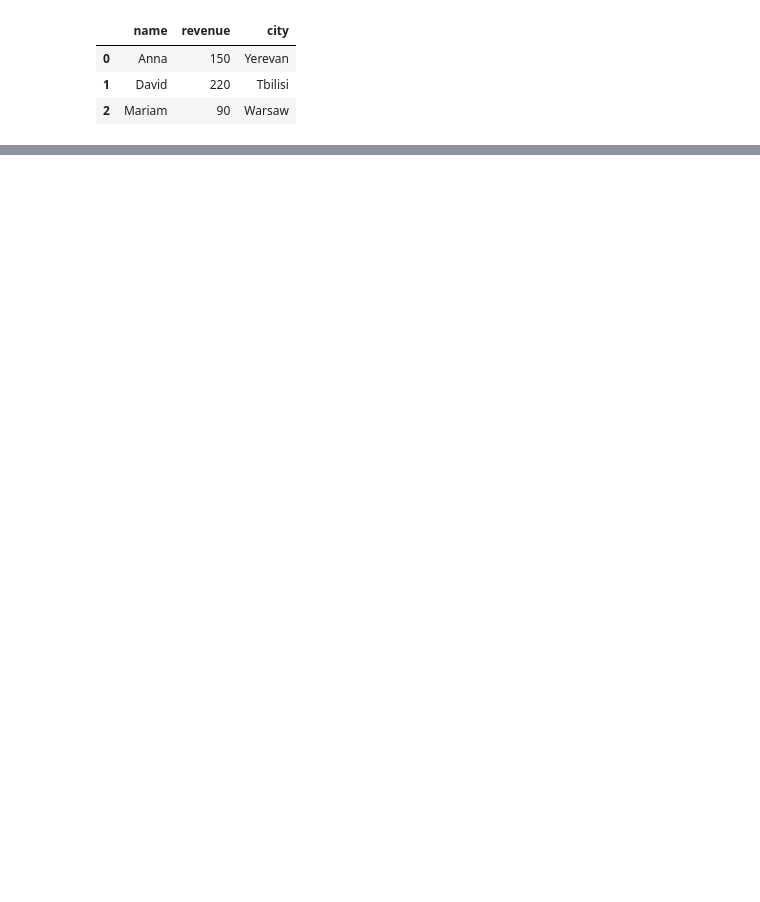
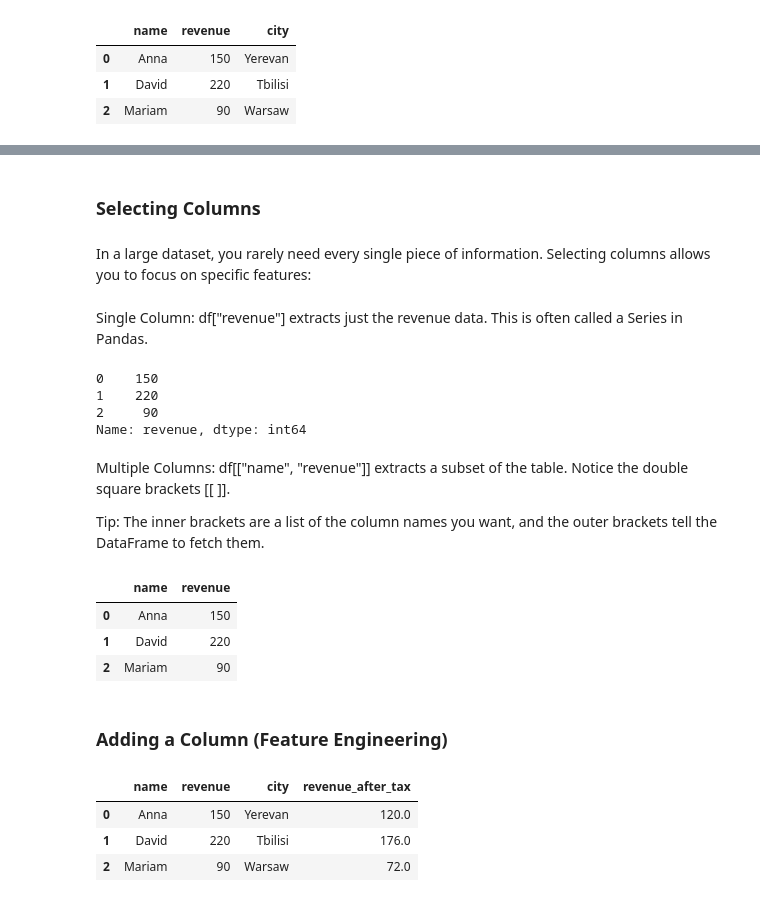
Before and after one commit to Talinshv/data_analytics_with_python, a Jupyter notebook: notebooks/03_python_basic_syntax.ipynb, the cells around one changed output, grey strips where cells are left out. Cells and saved outputs as stored; diff of their text form; code cells hidden in the pictures; blank space fills up the shorter version.

```diff
--- a/notebooks/03_python_basic_syntax.ipynb
+++ b/notebooks/03_python_basic_syntax.ipynb
@@ -405,0 +464,35 @@ df
+# %% [markdown]
+### Selecting Columns
+# %% [markdown]
+In a large dataset, you rarely need every single piece of information. Selecting columns allows you to focus on specific features:
+# %% [markdown]
+Single Column: df["revenue"] extracts just the revenue data. This is often called a Series in Pandas.
+# %%
+df["revenue"]
+# %% [output]
+0    150
+1    220
+2     90
+Name: revenue, dtype: int64
+# %% [markdown]
+Multiple Columns: df[["name", "revenue"]] extracts a subset of the table. Notice the double square brackets [[ ]].
+
+Tip: The inner brackets are a list of the column names you want, and the outer brackets tell the DataFrame to fetch them.
+# %%
+df[["name", "revenue"]]
+# %% [output]
+|  | name | revenue |
+| 0 | Anna | 150 |
+| 1 | David | 220 |
+| 2 | Mariam | 90 |
+# %% [markdown]
+### Adding a Column (Feature Engineering)
+# %%
+t = 0.2
+df["revenue_after_tax"] = df["revenue"] * (1 - t)
+df
+# %% [output]
+|  | name | revenue | city | revenue_after_tax |
+| 0 | Anna | 150 | Yerevan | 120.0 |
+| 1 | David | 220 | Tbilisi | 176.0 |
+| 2 | Mariam | 90 | Warsaw | 72.0 |
```
Also changed, not shown: parts of 22 cells of this notebook.
